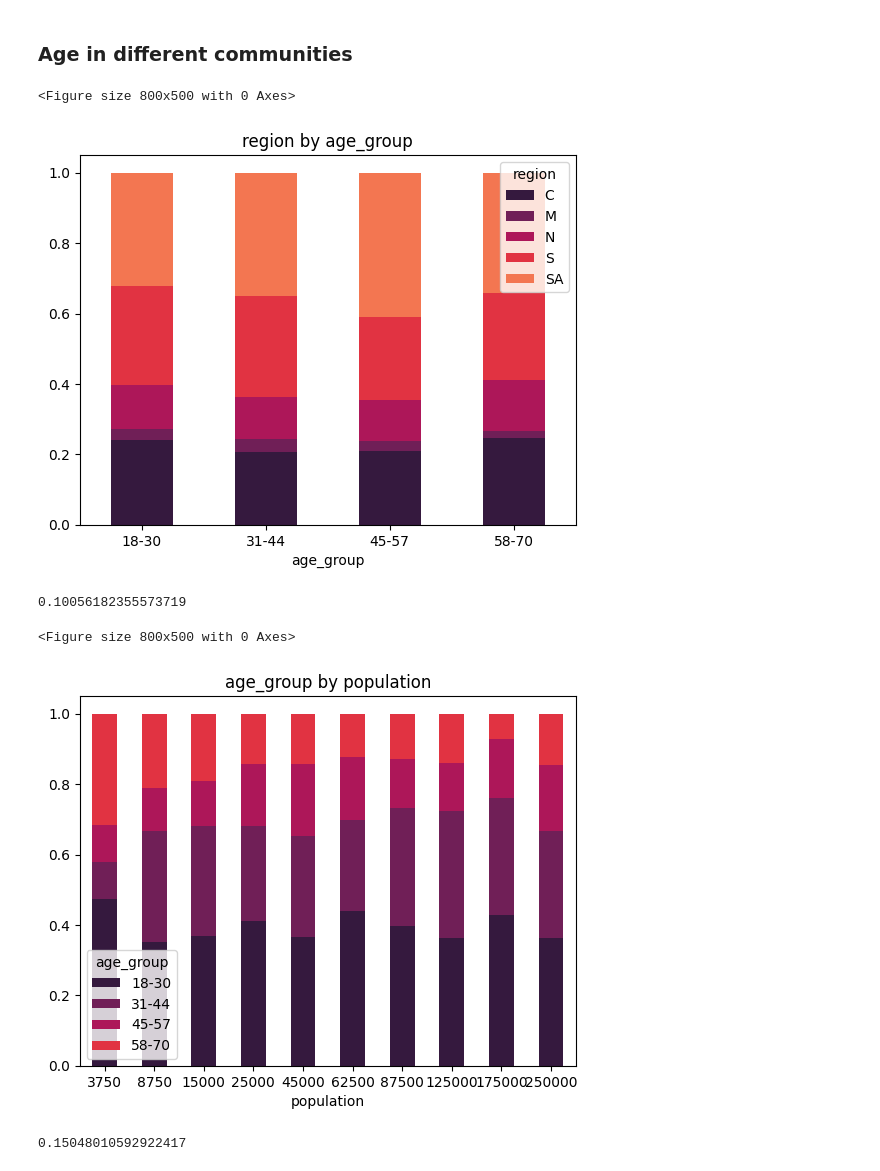
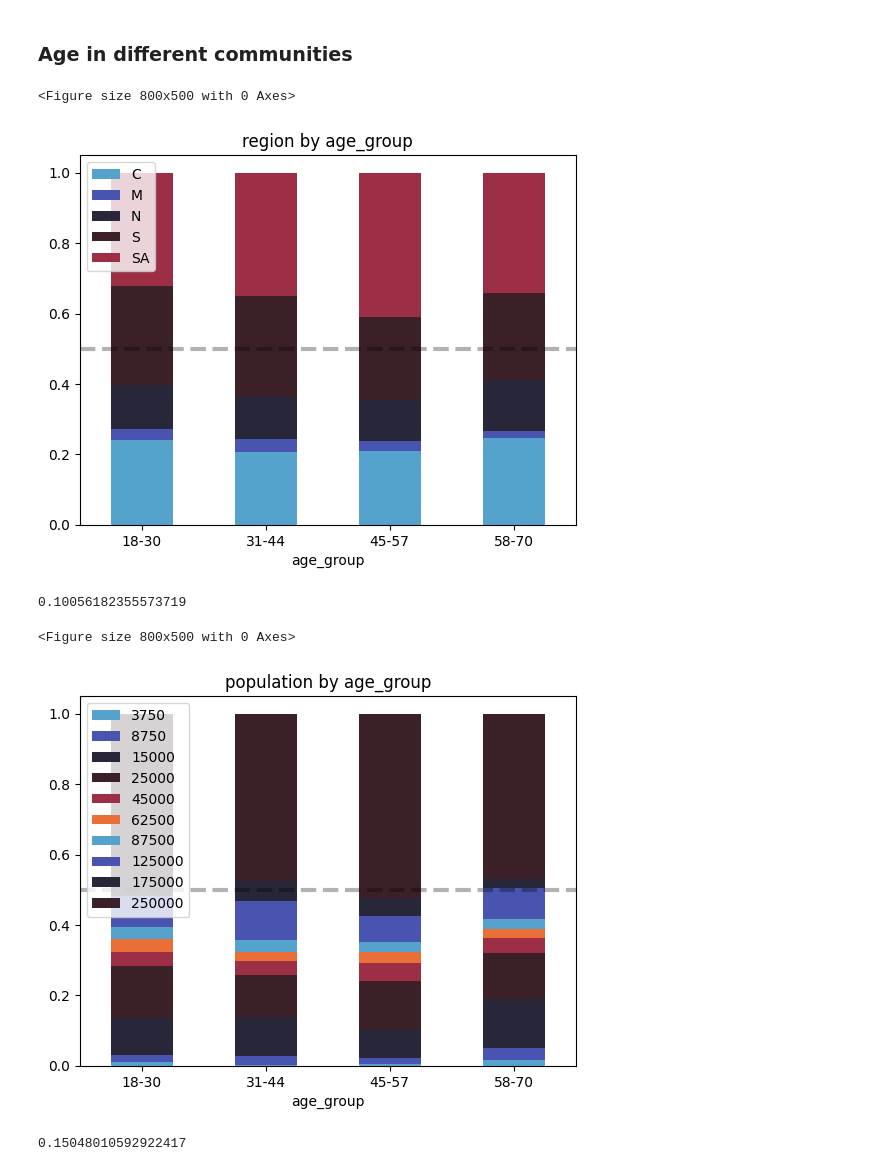
Before and after one commit to KasperLindm/Chile, a Jupyter notebook: chile_notebook.ipynb, the cells around one changed output. Cells and saved outputs as stored; diff of their text form; code cells hidden in the pictures.

Commit message:
Changed colors

```diff
--- a/chile_notebook.ipynb
+++ b/chile_notebook.ipynb
@@ -60,7 +60,7 @@ from matplotlib import pyplot as plt
 from sklearn.preprocessing import LabelEncoder
 from sklearn.ensemble import RandomForestClassifier
 # %%
-sns.set_palette("rocket")
+sns.set_palette("icefire_r")
 df = pd.read_csv('chile_voting_intentions_1988.csv')
 df.head()
 # %% [output]
@@ -154,6 +154,8 @@ def plot_crosstab(col1, col2):
     fig = plt.figure(figsize=(8,5))
     cross_tab_prop = pd.crosstab(index=col1, columns=col2, normalize="index")
     cross_tab_prop.plot(kind='bar', stacked=True)
+    plt.legend(loc='upper left')
+    plt.axhline(y=0.5, linewidth=3, color='black', linestyle='--', alpha=0.3)
     plt.title(f'{col2.name} by {col1.name}')
     plt.xticks(rotation=0)
     plt.show()
@@ -709,7 +720,7 @@ It's very even in ages between genders/sexes but there is an imbalance that give
 plot_crosstab(df.age_group, df.region)
 # %% [output]
 <Figure size 800x500 with 0 Axes>
-[figure, old version]
+[figure, new version]
 # %%
 xt = pd.crosstab(df.region, df.age_group)
 chi_result = stats.chi2_contingency(xt).pvalue
@@ -717,10 +728,10 @@ chi_result
 # %% [output]
 0.10056182355573719
 # %%
-plot_crosstab(df.population, df.age_group)
+plot_crosstab(df.age_group, df.population)
 # %% [output]
 <Figure size 800x500 with 0 Axes>
-[figure, old version]
+[figure, new version]
 # %%
 xt = pd.crosstab(df.population, df.age_group)
 chi_result = stats.chi2_contingency(xt).pvalue
```
Also changed, not shown: parts of 40 cells of this notebook.
